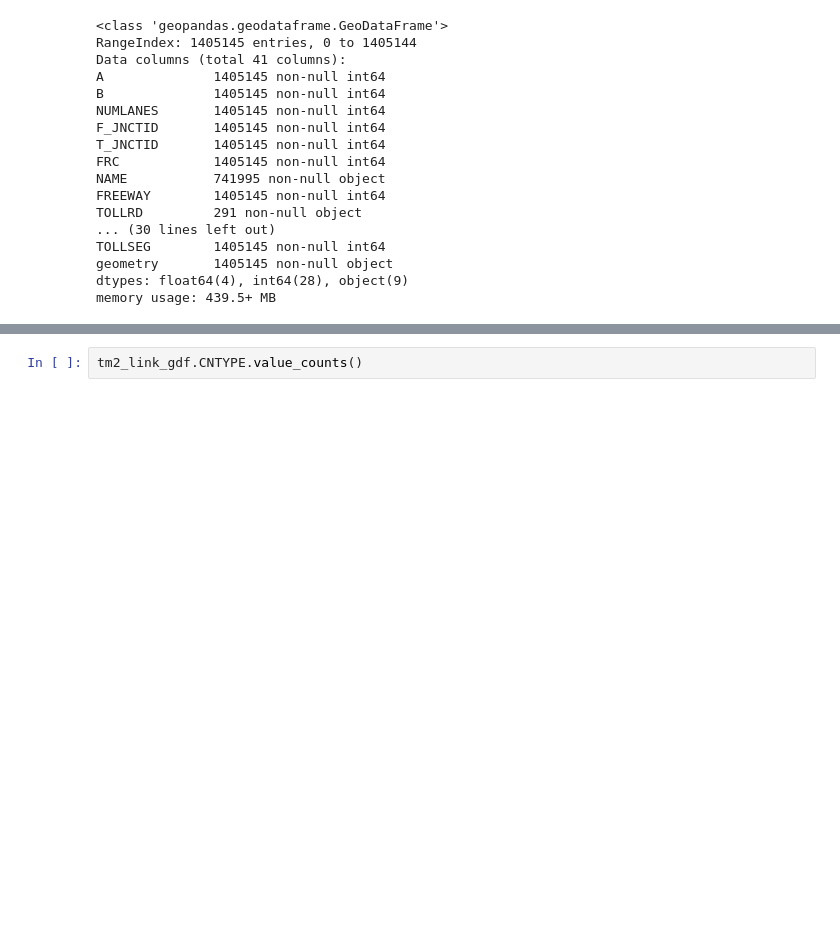
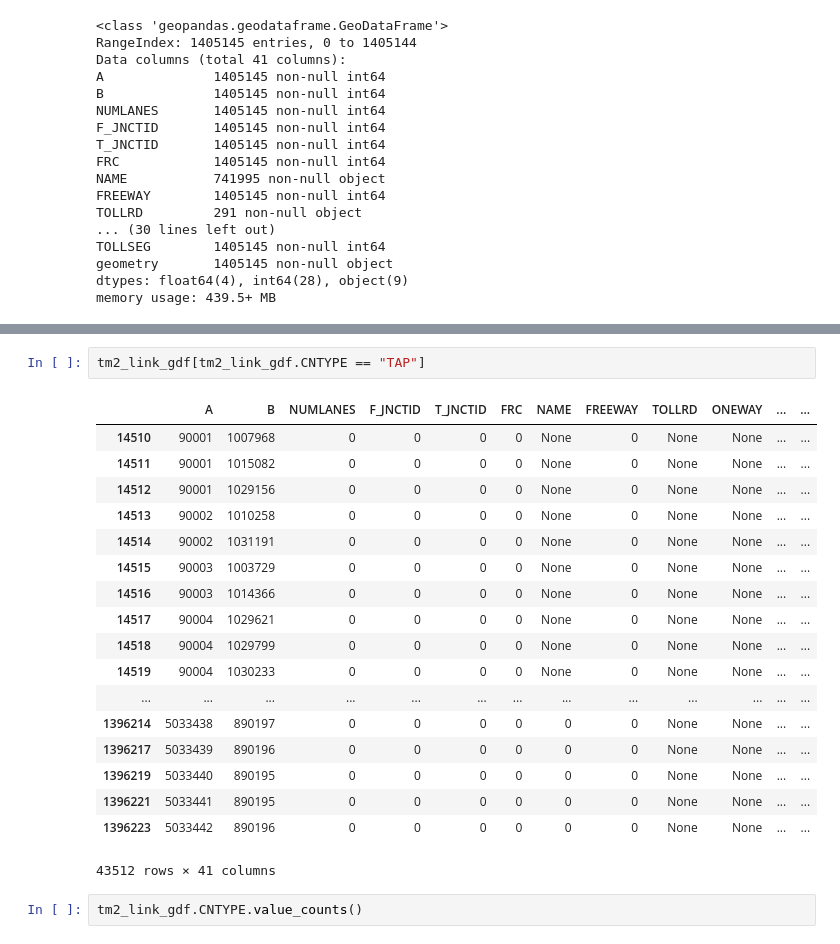
Before and after one commit to BayAreaMetro/travel-model-two-networks, a Jupyter notebook: notebooks/pipeline/step4_conflate_with_third_party.ipynb, the cells around one changed output, grey strips where cells are left out. Saved outputs shown, nothing was run; the diff lists cells and outputs as text; blank space fills up the shorter version.

```diff
--- a/notebooks/pipeline/step4_conflate_with_third_party.ipynb
+++ b/notebooks/pipeline/step4_conflate_with_third_party.ipynb
@@ -124,3 +239,24 @@ memory usage: 439.5+ MB
+# %%
+tm2_link_gdf[tm2_link_gdf.CNTYPE == "TAP"]
+# %% [output]
+|  | A | B | NUMLANES | F_JNCTID | T_JNCTID | FRC | NAME | FREEWAY | TOLLRD | ONEWAY | ... | ... |
+| 14510 | 90001 | 1007968 | 0 | 0 | 0 | 0 | None | 0 | None | None | ... | ... |
+| 14511 | 90001 | 1015082 | 0 | 0 | 0 | 0 | None | 0 | None | None | ... | ... |
+| 14512 | 90001 | 1029156 | 0 | 0 | 0 | 0 | None | 0 | None | None | ... | ... |
+| 14513 | 90002 | 1010258 | 0 | 0 | 0 | 0 | None | 0 | None | None | ... | ... |
+| 14514 | 90002 | 1031191 | 0 | 0 | 0 | 0 | None | 0 | None | None | ... | ... |
+| 14515 | 90003 | 1003729 | 0 | 0 | 0 | 0 | None | 0 | None | None | ... | ... |
+| 14516 | 90003 | 1014366 | 0 | 0 | 0 | 0 | None | 0 | None | None | ... | ... |
+| 14517 | 90004 | 1029621 | 0 | 0 | 0 | 0 | None | 0 | None | None | ... | ... |
+| 14518 | 90004 | 1029799 | 0 | 0 | 0 | 0 | None | 0 | None | None | ... | ... |
+| 14519 | 90004 | 1030233 | 0 | 0 | 0 | 0 | None | 0 | None | None | ... | ... |
+| ... | ... | ... | ... | ... | ... | ... | ... | ... | ... | ... | ... | ... |
+| 1396214 | 5033438 | 890197 | 0 | 0 | 0 | 0 | 0 | 0 | None | None | ... | ... |
+| 1396217 | 5033439 | 890196 | 0 | 0 | 0 | 0 | 0 | 0 | None | None | ... | ... |
+| 1396219 | 5033440 | 890195 | 0 | 0 | 0 | 0 | 0 | 0 | None | None | ... | ... |
+| 1396221 | 5033441 | 890195 | 0 | 0 | 0 | 0 | 0 | 0 | None | None | ... | ... |
+| 1396223 | 5033442 | 890196 | 0 | 0 | 0 | 0 | 0 | 0 | None | None | ... | ... |
+43512 rows × 41 columns
 # %%
 tm2_link_gdf.CNTYPE.value_counts()
 # %% [output]
```
Also changed, not shown: parts of 41 cells of this notebook, 11 other files.
